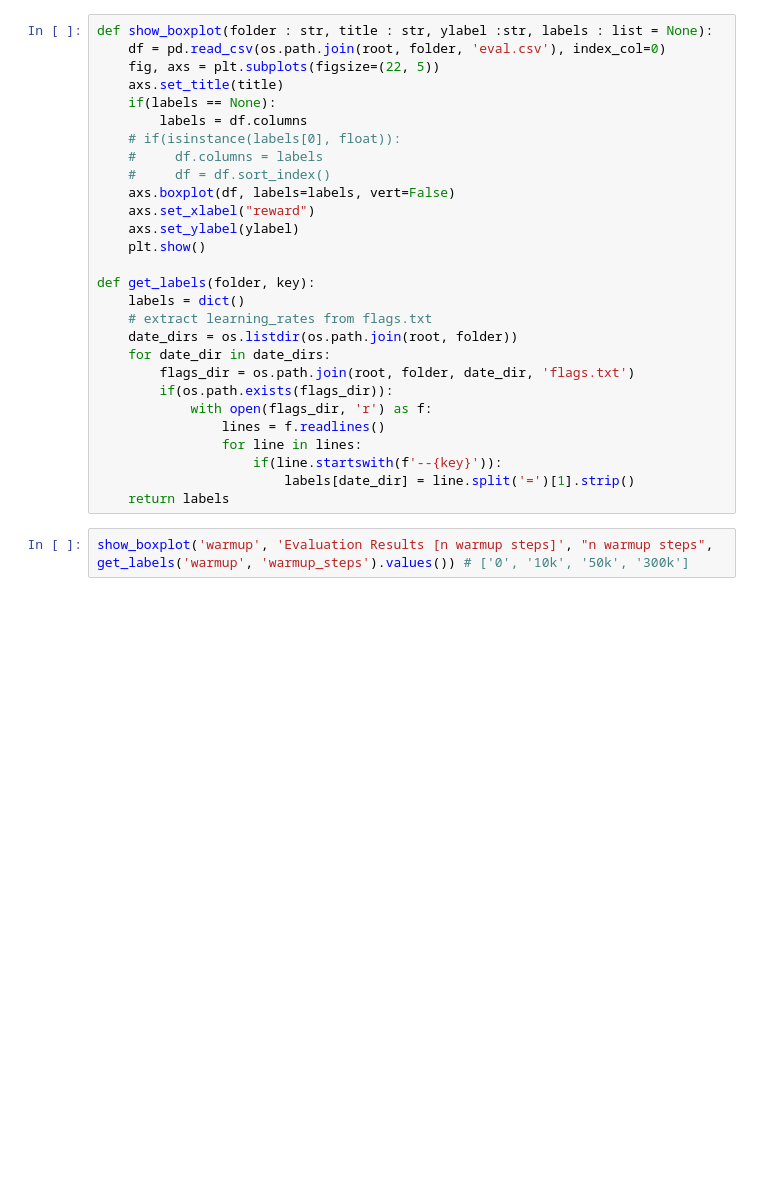
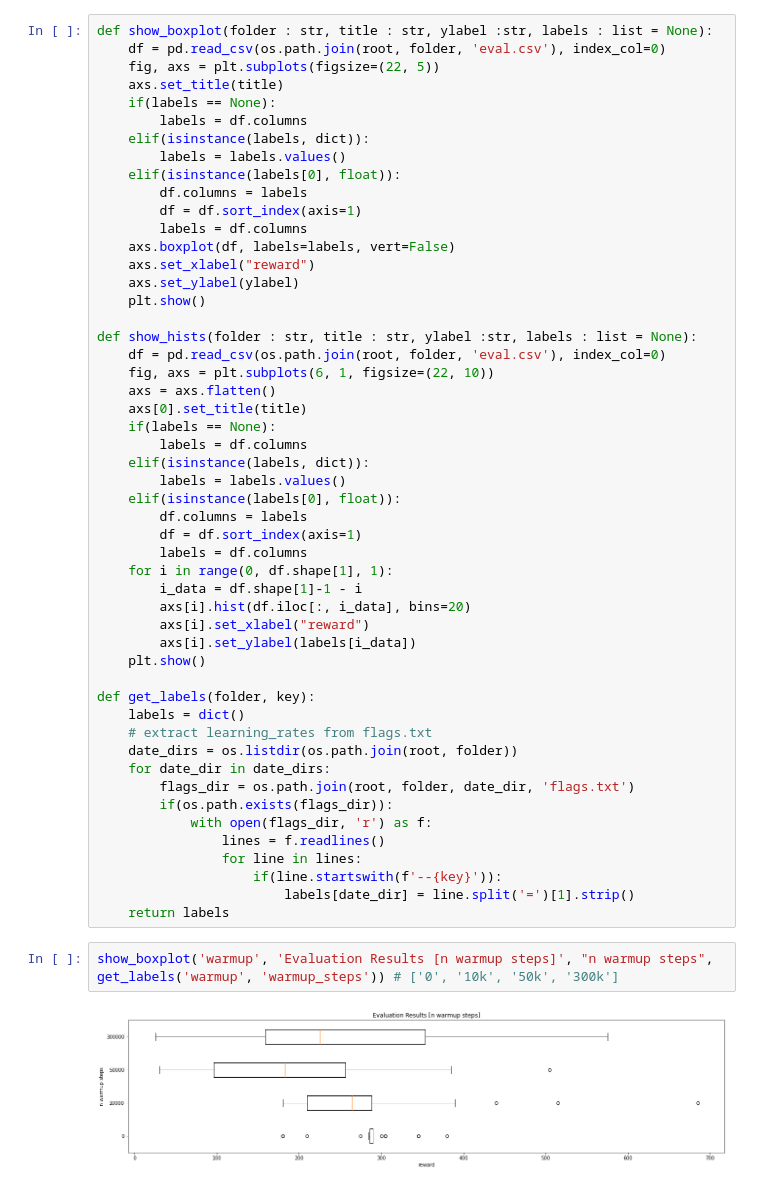
Before and after one commit to phyti1/ds_rle_space_invaders_dqn, a Jupyter notebook: rle_assignment/eval_vis.ipynb, the cells around one changed output. Drawn from its saved outputs; the diff is of its cells as text; blank space fills up the shorter version.

Commit message:
eval Zwischenstand

```diff
--- a/rle_assignment/eval_vis.ipynb
+++ b/rle_assignment/eval_vis.ipynb
@@ -33,12 +39,35 @@ def show_boxplot(folder : str, title : str, ylabel :str, labels : list = None):
     axs.set_title(title)
     if(labels == None):
         labels = df.columns
-    # if(isinstance(labels[0], float)):
-    #     df.columns = labels
-    #     df = df.sort_index()
+    elif(isinstance(labels, dict)):
+        labels = labels.values()
+    elif(isinstance(labels[0], float)):
+        df.columns = labels
+        df = df.sort_index(axis=1)
+        labels = df.columns
     axs.boxplot(df, labels=labels, vert=False)
     axs.set_xlabel("reward")
     axs.set_ylabel(ylabel)
+    plt.show()
+
+def show_hists(folder : str, title : str, ylabel :str, labels : list = None):
+    df = pd.read_csv(os.path.join(root, folder, 'eval.csv'), index_col=0)
+    fig, axs = plt.subplots(6, 1, figsize=(22, 10))
+    axs = axs.flatten()
+    axs[0].set_title(title)
+    if(labels == None):
+        labels = df.columns
+    elif(isinstance(labels, dict)):
+        labels = labels.values()
+    elif(isinstance(labels[0], float)):
+        df.columns = labels
+        df = df.sort_index(axis=1)
+        labels = df.columns
+    for i in range(0, df.shape[1], 1):
+        i_data = df.shape[1]-1 - i
+        axs[i].hist(df.iloc[:, i_data], bins=20)
+        axs[i].set_xlabel("reward")
+        axs[i].set_ylabel(labels[i_data])
     plt.show()
 
 def get_labels(folder, key):
@@ -55,6 +84,8 @@ def get_labels(folder, key):
                         labels[date_dir] = line.split('=')[1].strip()
     return labels
 # %%
-show_boxplot('warmup', 'Evaluation Results [n warmup steps]', "n warmup steps", get_labels('warmup', 'warmup_steps').values()) # ['0', '10k', '50k', '300k']
+show_boxplot('warmup', 'Evaluation Results [n warmup steps]', "n warmup steps", get_labels('warmup', 'warmup_steps')) # ['0', '10k', '50k', '300k']
+# %% [output]
+[figure, added]
 # %%
 show_boxplot('learning_rate', 'Evaluation Results [learning rate]', "learning rate", [float(x) for x in get_labels('learning_rate', 'learning_rate').values()])
```
Also changed, not shown: parts of 4 cells of this notebook, 1 other file.
